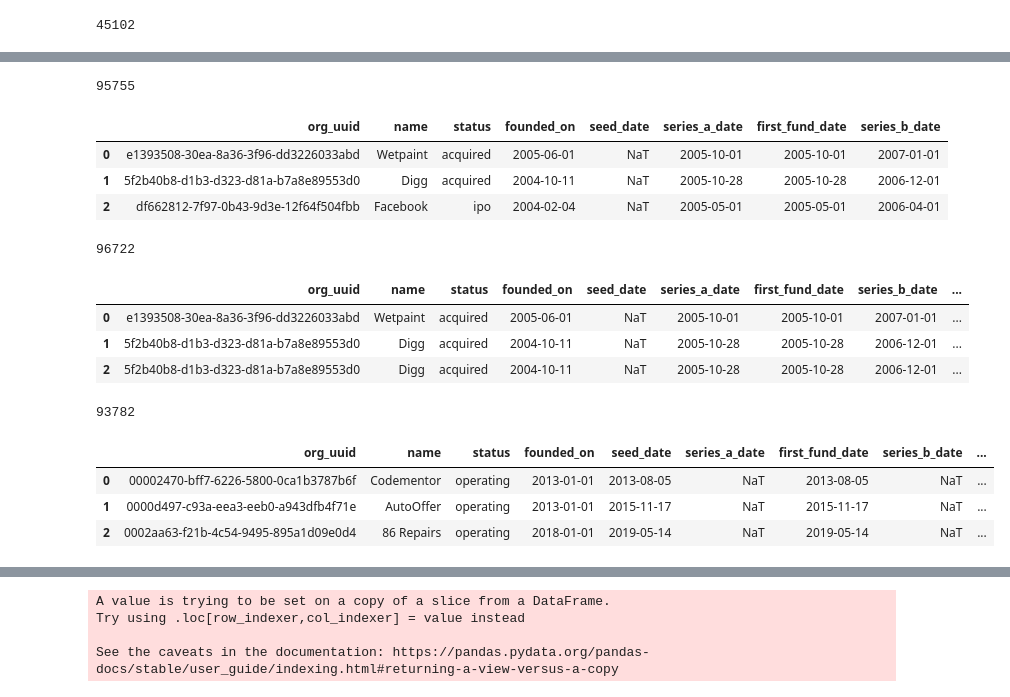
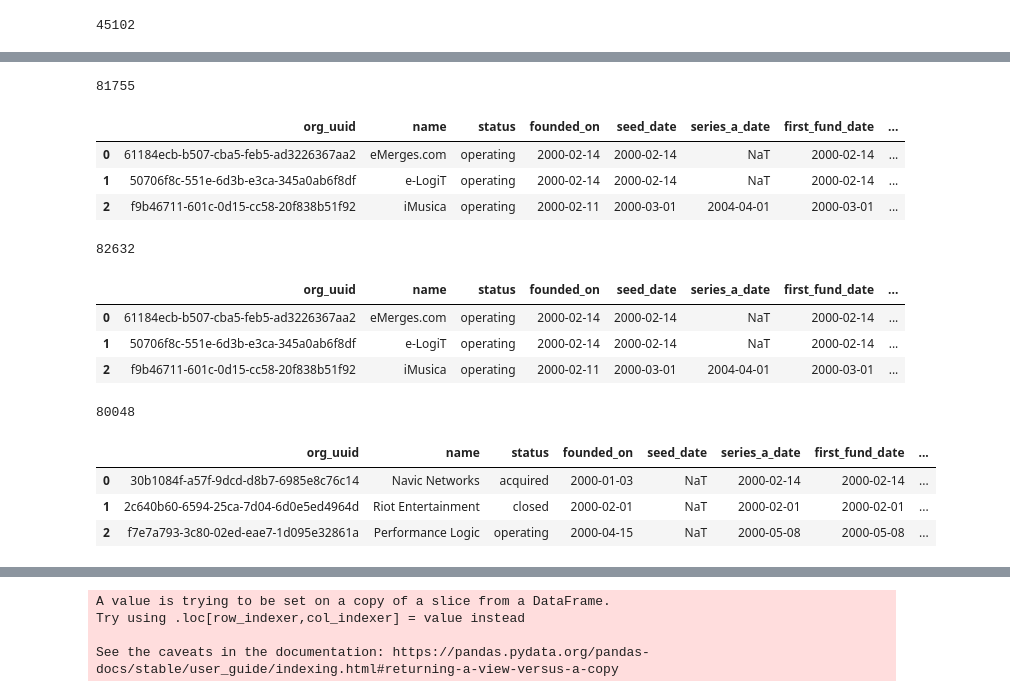
Before and after one commit to csynbiosys/dissertations-2021-info, a Jupyter notebook: rahim_ghani_predict/dependent-variable-development.ipynb, the cells around one changed output, grey strips where cells are left out. Saved outputs shown, nothing was run; the diff lists cells and outputs as text; code cells hidden in the pictures.

Commit message:
update on selection decision
filter to company with at least seed or series a only
check on date consistency for exit and first funding to founded. Delete all with founded before first round and exit.

```diff
--- a/rahim_ghani_predict/dependent-variable-development.ipynb
+++ b/rahim_ghani_predict/dependent-variable-development.ipynb
@@ -225,0 +237,6 @@ org_processing_df_v1.head(3)
+# %%
+#filter company with more than 0 year and less than 4 year for first fund to occur
+mask1 = org_processing_df_v4['founded_to_first_fund_years'] >=0
+mask2 = org_processing_df_v4['founded_to_first_fund_years'] <=4
+org_processing_df_v5 = org_processing_df_v4[mask1 & mask2]
+len(org_processing_df_v5)
@@ -236,56 +256,56 @@ first_fund_date        0
 dtype: int64
 # %%
 #add series_b date
-org_processing_df_v2 = pd.merge(org_processing_df_v1,
+org_processing_df_v6 = pd.merge(org_processing_df_v5,
                              investment_type.get_group('series_b')[['org_uuid','announced_on']],
                             on='org_uuid',
                             how = 'left')
 #org_processing_df.dropna(subset=['announced_on'],inplace=True)
-org_processing_df_v2.rename(columns={'announced_on':'series_b_date'},inplace=True)
-len(org_processing_df_v2)
+org_processing_df_v6.rename(columns={'announced_on':'series_b_date'},inplace=True)
+len(org_processing_df_v6)
 # %% [output]
-95755
+81755
 # %%
-org_processing_df_v2.head(3)
+org_processing_df_v6.head(3)
 # %% [output]
-|  | org_uuid | name | status | founded_on | seed_date | series_a_date | first_fund_date | series_b_date |
-| 0 | e1393508-30ea-8a36-3f96-dd3226033abd | Wetpaint | acquired | 2005-06-01 | NaT | 2005-10-01 | 2005-10-01 | 2007-01-01 |
-| 1 | 5f2b40b8-d1b3-d323-d81a-b7a8e89553d0 | Digg | acquired | 2004-10-11 | NaT | 2005-10-28 | 2005-10-28 | 2006-12-01 |
-| 2 | df662812-7f97-0b43-9d3e-12f64f504fbb | Facebook | ipo | 2004-02-04 | NaT | 2005-05-01 | 2005-05-01 | 2006-04-01 |
+|  | org_uuid | name | status | founded_on | seed_date | series_a_date | first_fund_date | ... |
+| 0 | 61184ecb-b507-cba5-feb5-ad3226367aa2 | eMerges.com | operating | 2000-02-14 | 2000-02-14 | NaT | 2000-02-14 | ... |
+| 1 | 50706f8c-551e-6d3b-e3ca-345a0ab6f8df | e-LogiT | operating | 2000-02-14 | 2000-02-14 | NaT | 2000-02-14 | ... |
+| 2 | f9b46711-601c-0d15-cc58-20f838b51f92 | iMusica | operating | 2000-02-11 | 2000-03-01 | 2004-04-01 | 2000-03-01 | ... |
 # %%
 #add series c date
-org_processing_df_v3 = pd.merge(org_processing_df_v2,
+org_processing_df_v7 = pd.merge(org_processing_df_v6,
                                 investment_type.get_group('series_c')[['org_uuid','announced_on']],
                                 on='org_uuid',
                                 how = 'left')
-org_processing_df_v3.rename(columns={'announced_on':'series_c_date'},inplace=True)
-len(org_processing_df_v3)
+org_processing_df_v7.rename(columns={'announced_on':'series_c_date'},inplace=True)
+len(org_processing_df_v7)
 # %% [output]
-96722
+82632
 # %%
-org_processing_df_v3.head(3)
+org_processing_df_v7.head(3)
 # %% [output]
-|  | org_uuid | name | status | founded_on | seed_date | series_a_date | first_fund_date | series_b_date | ... |
-| 0 | e1393508-30ea-8a36-3f96-dd3226033abd | Wetpaint | acquired | 2005-06-01 | NaT | 2005-10-01 | 2005-10-01 | 2007-01-01 | ... |
-| 1 | 5f2b40b8-d1b3-d323-d81a-b7a8e89553d0 | Digg | acquired | 2004-10-11 | NaT | 2005-10-28 | 2005-10-28 | 2006-12-01 | ... |
-| 2 | 5f2b40b8-d1b3-d323-d81a-b7a8e89553d0 | Digg | acquired | 2004-10-11 | NaT | 2005-10-28 | 2005-10-28 | 2006-12-01 | ... |
+|  | org_uuid | name | status | founded_on | seed_date | series_a_date | first_fund_date | ... |
+| 0 | 61184ecb-b507-cba5-feb5-ad3226367aa2 | eMerges.com | operating | 2000-02-14 | 2000-02-14 | NaT | 2000-02-14 | ... |
+| 1 | 50706f8c-551e-6d3b-e3ca-345a0ab6f8df | e-LogiT | operating | 2000-02-14 | 2000-02-14 | NaT | 2000-02-14 | ... |
+| 2 | f9b46711-601c-0d15-cc58-20f838b51f92 | iMusica | operating | 2000-02-11 | 2000-03-01 | 2004-04-01 | 2000-03-01 | ... |
 # %%
 #drop duplicate company
-org_processing_df_v3.sort_values(by=['org_uuid','seed_date','series_a_date','series_b_date','series_c_date'],axis=0,
+org_processing_df_v7.sort_values(by=['series_b_date','series_c_date'],axis=0,
                                  inplace=True,
                                  ignore_index=True)
-org_processing_df_v3.drop_duplicates(subset=['org_uuid'],inplace=True)
-len(org_processing_df_v3)
+org_processing_df_v8 = org_processing_df_v7.drop_duplicates(subset=['org_uuid'])
+len(org_processing_df_v8)
 # %% [output]
-93782
+80048
 # %%
-org_processing_df_v4 = pd.merge(org_processing_df_v3,
+org_processing_df_v9 = pd.merge(org_processing_df_v8,
                                 org_ori_df[['num_funding_rounds']],
                                 on='org_uuid',
                                 how='left')
-org_processing_df_v4.head(3)
+org_processing_df_v9.head(3)
 # %% [output]
-|  | org_uuid | name | status | founded_on | seed_date | series_a_date | first_fund_date | series_b_date | ... |
-| 0 | 00002470-bff7-6226-5800-0ca1b3787b6f | Codementor | operating | 2013-01-01 | 2013-08-05 | NaT | 2013-08-05 | NaT | ... |
-| 1 | 0000d497-c93a-eea3-eeb0-a943dfb4f71e | AutoOffer | operating | 2013-01-01 | 2015-11-17 | NaT | 2015-11-17 | NaT | ... |
-| 2 | 0002aa63-f21b-4c54-9495-895a1d09e0d4 | 86 Repairs | operating | 2018-01-01 | 2019-05-14 | NaT | 2019-05-14 | NaT | ... |
+|  | org_uuid | name | status | founded_on | seed_date | series_a_date | first_fund_date | ... |
+| 0 | 30b1084f-a57f-9dcd-d8b7-6985e8c76c14 | Navic Networks | acquired | 2000-01-03 | NaT | 2000-02-14 | 2000-02-14 | ... |
+| 1 | 2c640b60-6594-25ca-7d04-6d0e5ed4964d | Riot Entertainment | closed | 2000-02-01 | NaT | 2000-02-01 | 2000-02-01 | ... |
+| 2 | f7e7a793-3c80-02ed-eae7-1d095e32861a | Performance Logic | operating | 2000-04-15 | NaT | 2000-05-08 | 2000-05-08 | ... |
```
Also changed, not shown: parts of 83 cells of this notebook, 26 other files.
